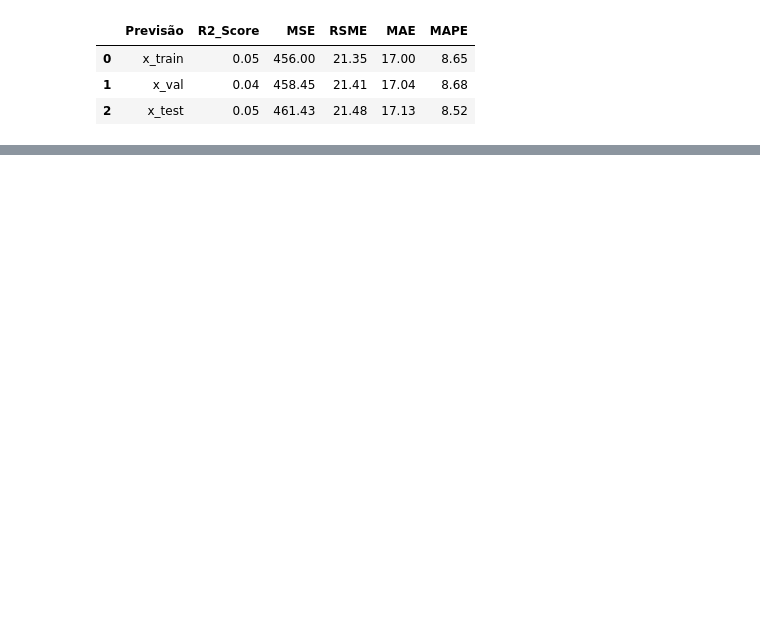
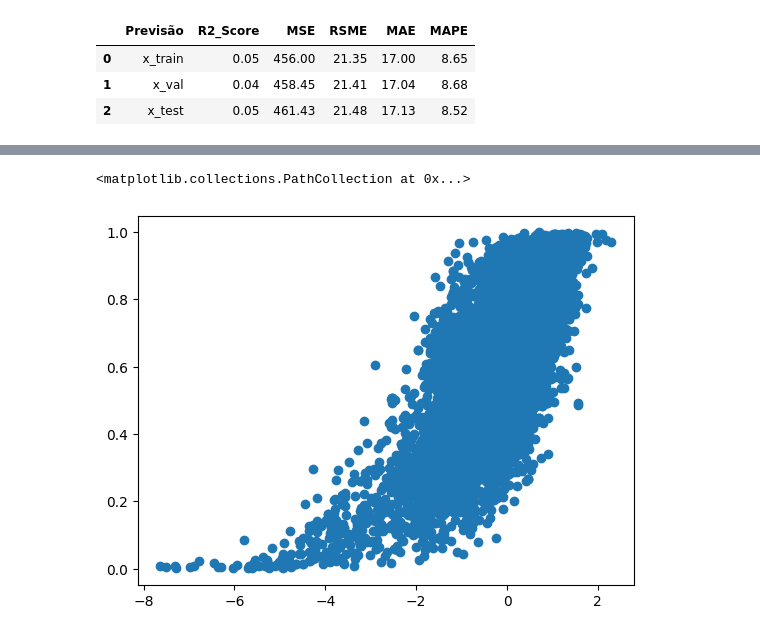
Before and after one commit to bvmcosta/ensaio-machine-learning, a Jupyter notebook: ensaio_regressao_organizado.ipynb, the cells around one changed output, grey strips where cells are left out. Drawn from its saved outputs; the diff is of its cells as text; code cells hidden in the pictures; blank space fills up the shorter version.

```diff
--- a/ensaio_regressao_organizado.ipynb
+++ b/ensaio_regressao_organizado.ipynb
@@ -596,0 +738,12 @@ df11
+# %%
+best_model_elasticnet.fit(x_train, y_train)
+y_pred_elastic4 = best_model_elasticnet.predict(x_test)
+#----------------------------------------------------------------------------
+#Previsão sobre x_test
+elastic_r2score_4 = round(mt.r2_score(y_test, y_pred_elastic4),2)
+elastic_mse_4     = round(mt.mean_squared_error(y_test, y_pred_elastic4),2)
+elastic_rmse_4    = round(mt.root_mean_squared_error(y_test, y_pred_elastic4),2)
+elastic_mae_4     = round(mt.mean_absolute_error(y_test, y_pred_elastic4),2)
+elastic_mape_4    = round(mt.mean_absolute_percentage_error(y_test, y_pred_elastic4),2)
+
+elastic_r2score_4, elastic_mse_4, elastic_rmse_4, elastic_mae_4, elastic_mape_4
@@ -597 +822,27 @@ df11
+# %%
+metrics6 = []
+
+for degree in range(1,5,1):
+
+    lr_elasticnet = lm.ElasticNet()
+
+    poly = pp.PolynomialFeatures(degree = degree, include_bias = False)
+    x_poly_train = poly.fit_transform(x_train)
+    x_poly_test  = poly.fit_transform(x_test)
+
+    #Ajuste do model
+    lr_elasticnet.fit(x_poly_train, y_train)
+
+    y_pred_poly6  = lr_elasticnet.predict(x_poly_test)
+
+    pp_r2score_6 = round(mt.r2_score(y_test, y_pred_poly6),2)
+    pp_mse_6     = round(mt.mean_squared_error(y_test, y_pred_poly6),2)
+    pp_rmse_6    = round(mt.root_mean_squared_error(y_test, y_pred_poly6),2)
+    pp_mae_6     = round(mt.mean_absolute_error(y_test, y_pred_poly6),2)
+    pp_mape_6    = round(mt.mean_absolute_percentage_error(y_test, y_pred_poly6),2)
+
+    metrics6.append([degree, pp_r2score_6, pp_mse_6, pp_rmse_6, pp_mae_6, pp_mape_6])
+
+df15 = pd.DataFrame(metrics6, columns = ['Grau', 'R2_Score', 'MSE', 'RSME', 'MAE', 'MAPE'])
+df15
 # %% [markdown]
@@ -600,0 +872,5 @@ df20 = pd.DataFrame.from_dict({'Modelo'})
+# %%
+x_train['song_popularity'] = y_train['song_popularity']
+matriz_corr = x_train.corr()
+matriz_corr
+#matriz_corr['song_popularity']
@@ -600,0 +893,5 @@ df20 = pd.DataFrame.from_dict({'Modelo'})
+# %%
+plt.scatter(x_train['loudness'], x_train['energy'])
+# %% [output]
+<matplotlib.collections.PathCollection at 0x...>
+[figure, added]
```
Also changed, not shown: parts of 24 cells of this notebook.
